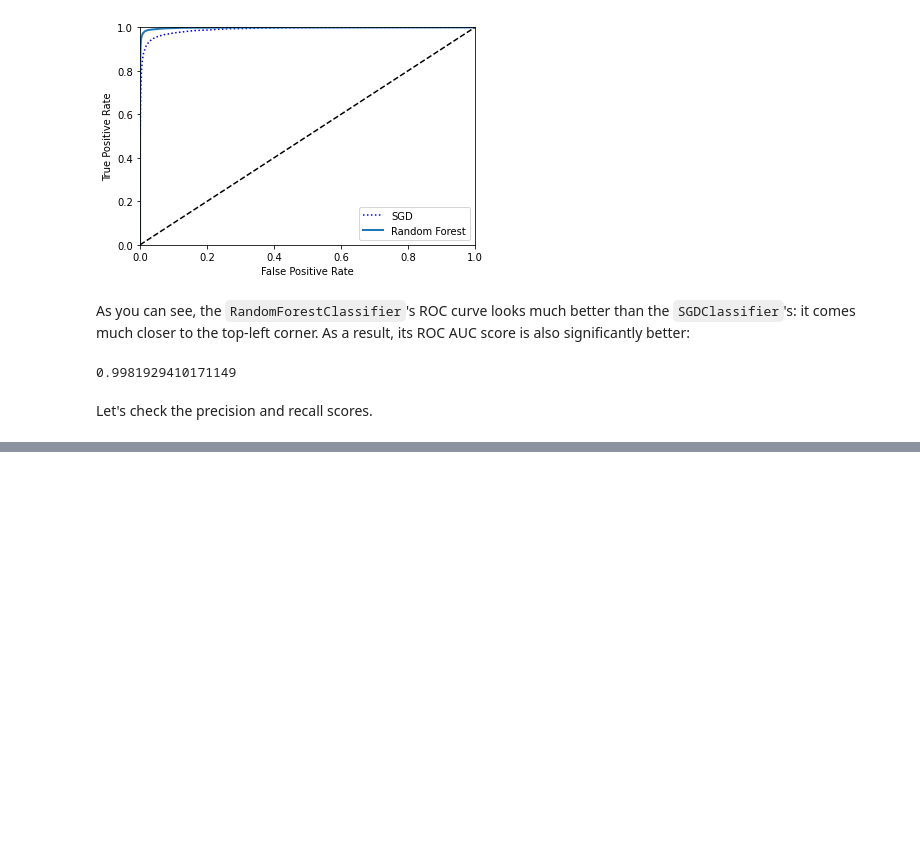
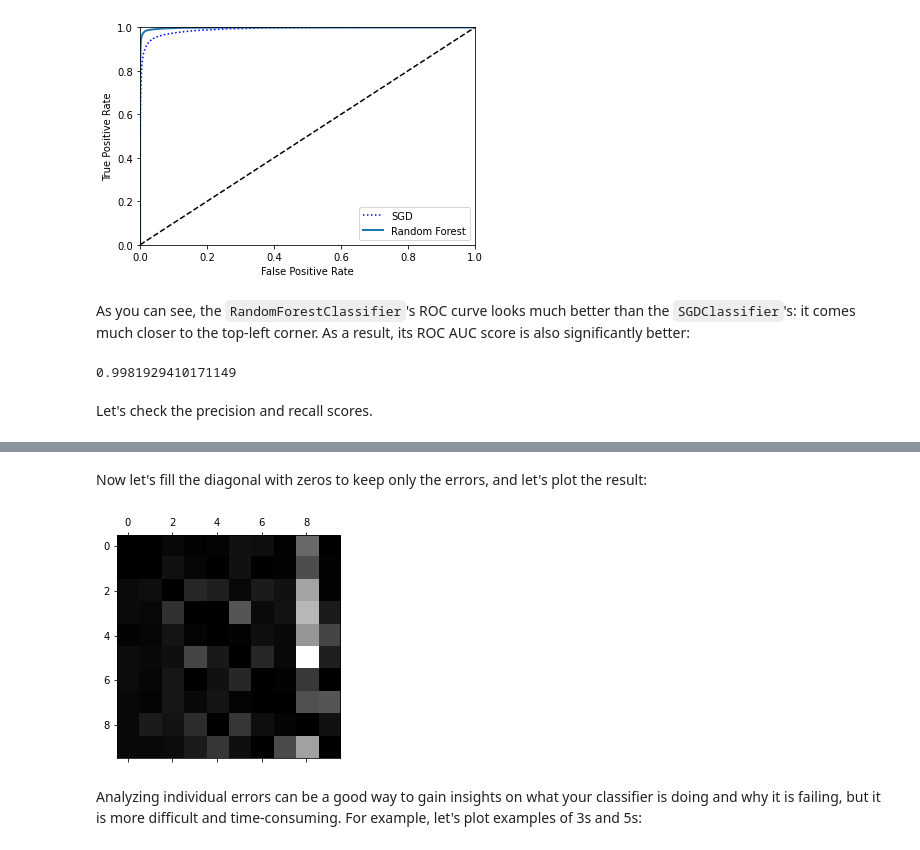
Before and after one commit to sminerport/notebooks, a Jupyter notebook: Hands-On-Machine-Learning/chapter-3-classification.ipynb, the cells around one changed output, grey strips where cells are left out. Saved outputs shown, nothing was run; the diff lists cells and outputs as text; code cells hidden in the pictures; blank space fills up the shorter version.

```diff
--- a/Hands-On-Machine-Learning/chapter-3-classification.ipynb
+++ b/Hands-On-Machine-Learning/chapter-3-classification.ipynb
@@ -494,0 +672,13 @@ Let's check the precision and recall scores.
+# %%
+row_sums = conf_mx.sum(axis=1, keepdims=True)
+norm_conf_mx = conf_mx / row_sums
+# %% [markdown]
+Now let's fill the diagonal with zeros to keep only the errors, and let's plot the result:
+# %%
+np.fill_diagonal(norm_conf_mx, 0)
+plt.matshow(norm_conf_mx, cmap=plt.cm.gray)
+plt.show()
+# %% [output]
+[figure, added]
+# %% [markdown]
+Analyzing individual errors can be a good way to gain insights on what your classifier is doing and why it is failing, but it is more difficult and time-consuming. For example, let's plot examples of 3s and 5s:
```
Also changed, not shown: parts of 35 cells of this notebook.
